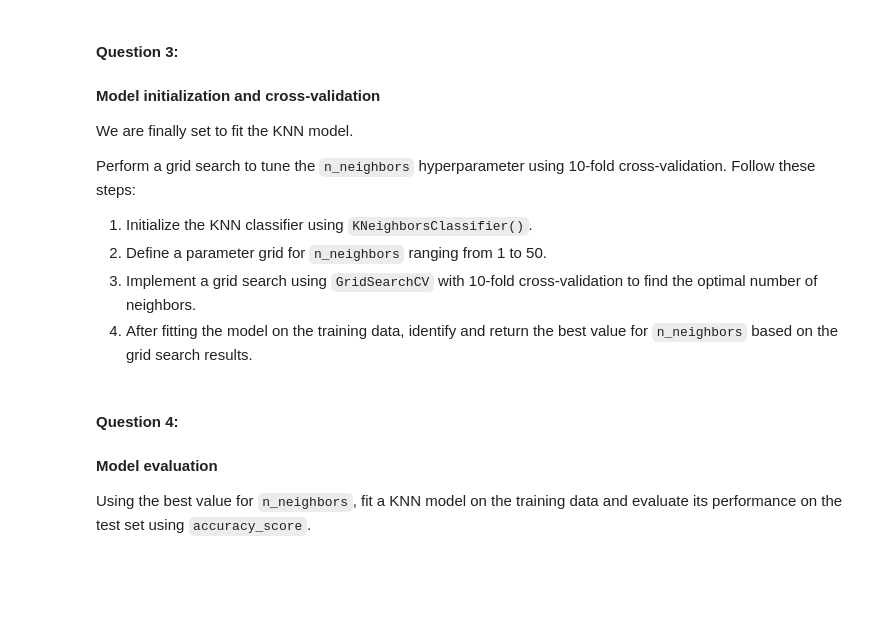
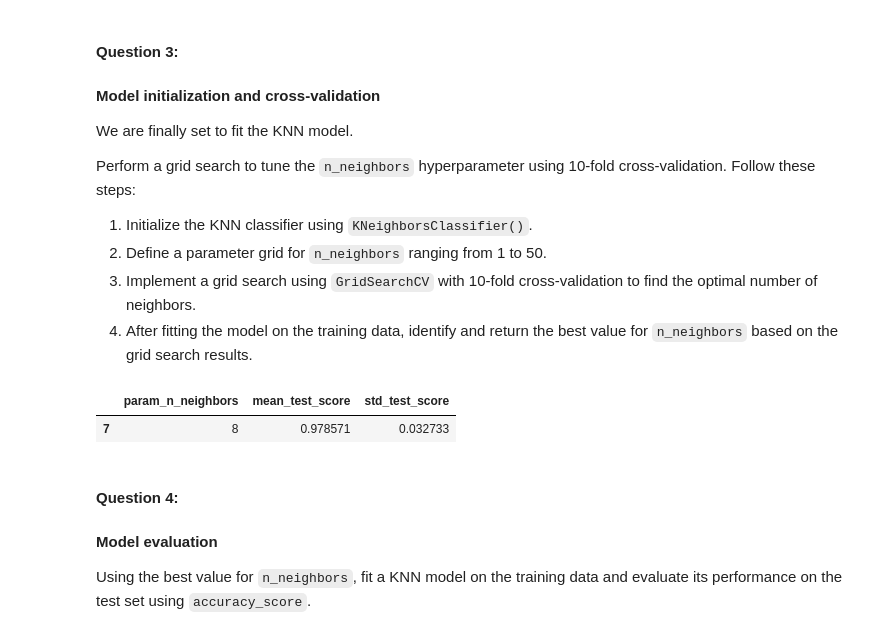
Before and after one commit to dnysius/LCR, a Jupyter notebook: 02_activities/assignments/assignment_1.ipynb, the cells around one changed output. Cells and saved outputs as stored; diff of their text form; code cells hidden in the pictures; blank space fills up the shorter version.

Commit message:
q3 draft, found best n_neighbors value

```diff
--- a/02_activities/assignments/assignment_1.ipynb
+++ b/02_activities/assignments/assignment_1.ipynb
@@ -215,7 +215,18 @@ Perform a grid search to tune the `n_neighbors` hyperparameter using 10-fold cro
 3. Implement a grid search using `GridSearchCV` with 10-fold cross-validation to find the optimal number of neighbors.
 4. After fitting the model on the training data, identify and return the best value for `n_neighbors` based on the grid search results.
 # %%
-# Your code here...
+knn = KNeighborsClassifier()
+
+param_grid = {'n_neighbors': range(1, 51)}
+
+tune_grid = GridSearchCV(estimator=knn, param_grid=param_grid, cv=10)
+
+tune_grid.fit(predictors_standardized.iloc[split], wine_df.iloc[split, -1])
+accuracies_grid = pd.DataFrame(tune_grid.cv_results_)
+accuracies_grid[accuracies_grid['rank_test_score'] == 1][['param_n_neighbors', 'mean_test_score', 'std_test_score']]
+# %% [output]
+|  | param_n_neighbors | mean_test_score | std_test_score |
+| 7 | 8 | 0.978571 | 0.032733 |
 # %% [markdown]
 #### **Question 4:**
 #### Model evaluation
```
